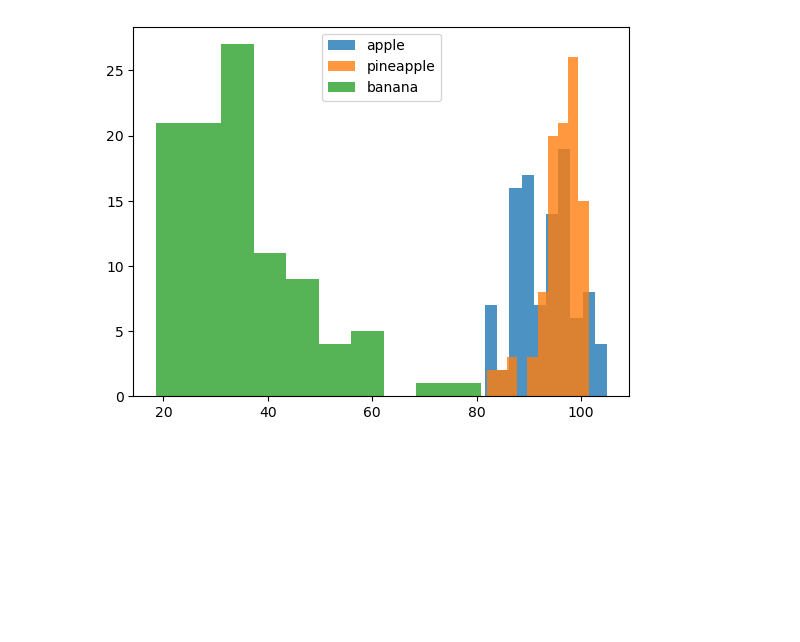
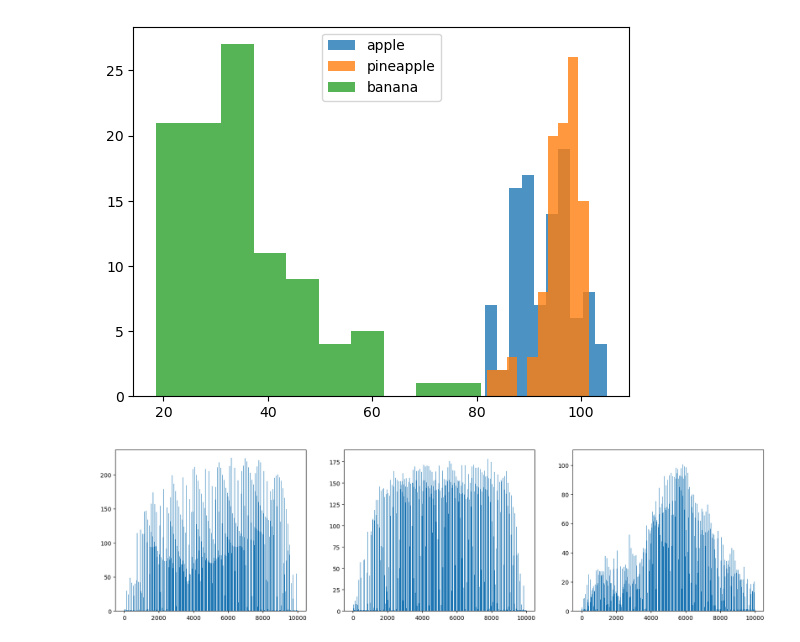
Before and after one commit to levhyun/MachineLearningInSchool, a Jupyter notebook: 2023/1Semester/2023.05/2023.05.24/ml2023024-2.ipynb, the cells around one changed output. Saved outputs shown, nothing was run; the diff lists cells and outputs as text; code cells hidden in the pictures; blank space fills up the shorter version.

```diff
--- a/2023/1Semester/2023.05/2023.05.24/ml2023024-2.ipynb
+++ b/2023/1Semester/2023.05/2023.05.24/ml2023024-2.ipynb
@@ -88,3 +88,11 @@ plt.legend(['apple', 'pineapple', 'banana'])
 plt.show()
 # %% [output]
 [figure]
+# %%
+fig, axs = plt.subplots(1, 3, figsize=(20,5))
+axs[0].bar(range(10000), np.mean(apple, axis=0))
+axs[1].bar(range(10000), np.mean(pineapple, axis=0))
+axs[2].bar(range(10000), np.mean(banana, axis=0))
+plt.show()
+# %% [output]
+[figure, added]
```
Also changed, not shown: parts of 4 cells of this notebook, 2 other files.
